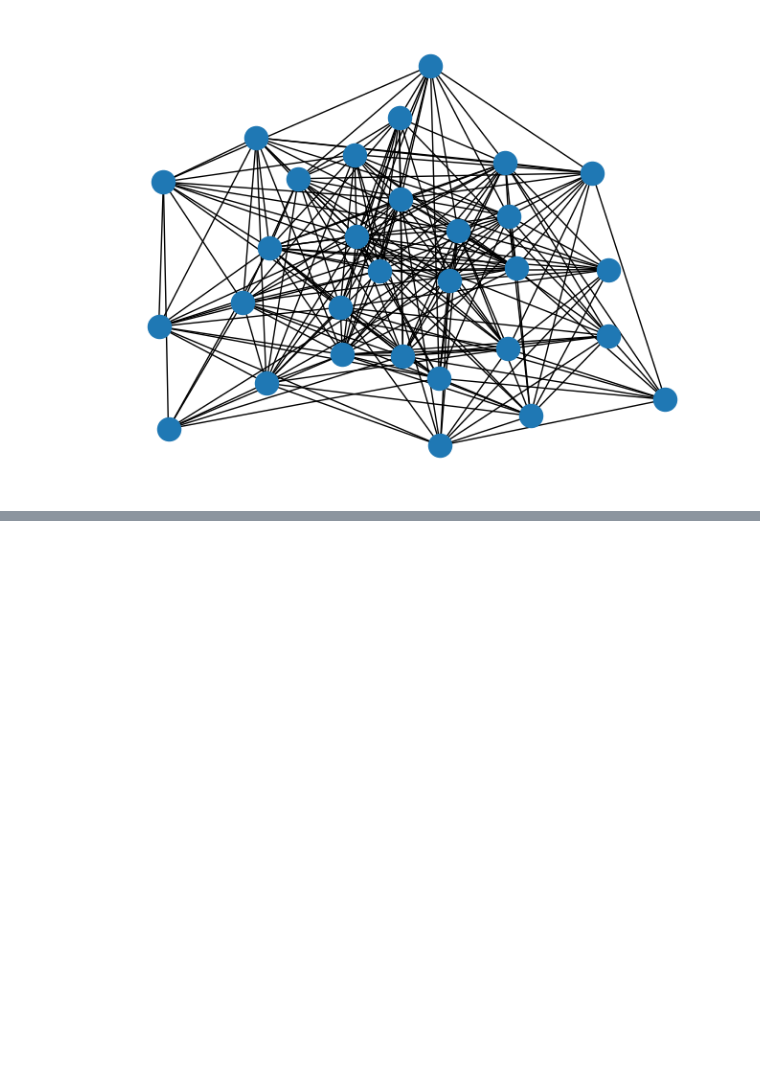
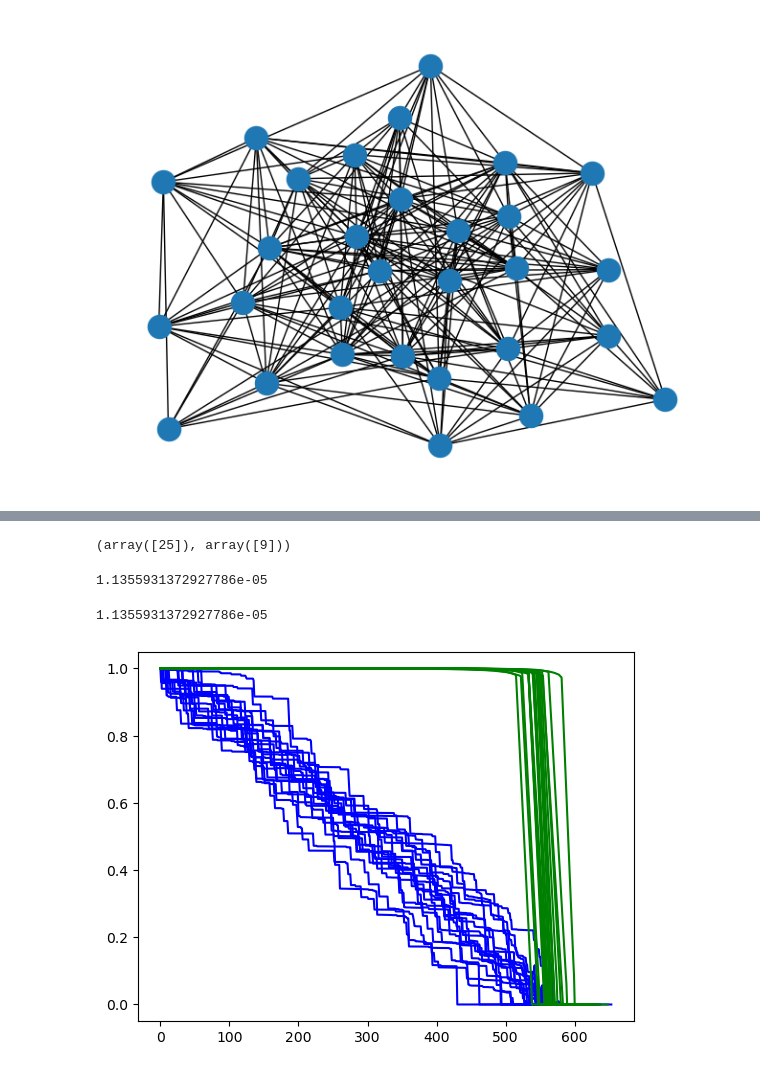
Before and after one commit to stringtherapy/hackathon, a Jupyter notebook: submission/classical_example.ipynb, the cells around one changed output, grey strips where cells are left out. Drawn from its saved outputs; the diff is of its cells as text; code cells hidden in the pictures; blank space fills up the shorter version.

Commit message:
implementing the weakest edge and plot of Q collapse versus time for random and weakest edge removal

```diff
--- a/submission/classical_example.ipynb
+++ b/submission/classical_example.ipynb
@@ -173,0 +151,62 @@ for k in range(n_exp):
+# %%
+#np.min(np.abs(M[np.nonzero(M)]))
+np.where(M==np.min(np.abs(M[np.nonzero(M)])))
+# %% [output]
+(array([25]), array([9]))
+# %%
+M[25,9]
+# %% [output]
+1.1355931372927786e-05
+# %%
+np.min(np.abs(M[np.nonzero(M)]))
+# %% [output]
+1.1355931372927786e-05
+# %%
+def delete_random_edge(graph):
+    edges = list(graph.edges)
+
+    # random edge choice
+    chosen_edge = random.choice(edges)
+    graph.remove_edge(chosen_edge[0], chosen_edge[1])
+
+    return graph
+
+def delete_weakest_link(graph,chosen_edge):
+    nodes = list(graph.nodes())
+    graph.remove_edge(nodes[chosen_edge[0]], nodes[chosen_edge[1]])
+    return graph
+# %%
+n=50
+n_exp=20
+
+for k in tqdm(range(n_exp)):
+
+    G=gen_graph(n)
+    loop_size = len(G.edges)
+    qs=np.zeros(loop_size)
+
+    for i in range(loop_size):
+        try:
+            qs[i],chosenedge=get_Q(G)
+        except:
+            break
+        delete_random_edge(G)
+
+    plt.plot(qs/qs[0],'b-')
+
+for k in tqdm(range(n_exp)):
+
+    G=gen_graph(n)
+    loop_size = len(G.edges)
+    qs=np.zeros(loop_size)
+
+    for i in range(loop_size):
+        try:
+            qs[i],chosenedge=get_Q(G)
+        except:
+            break
+        delete_weakest_link(G,chosenedge)
+
+    plt.plot(qs/qs[0],'g-')
+# %% [output]
+[figure, added]
```
Also changed, not shown: parts of 10 cells of this notebook.
